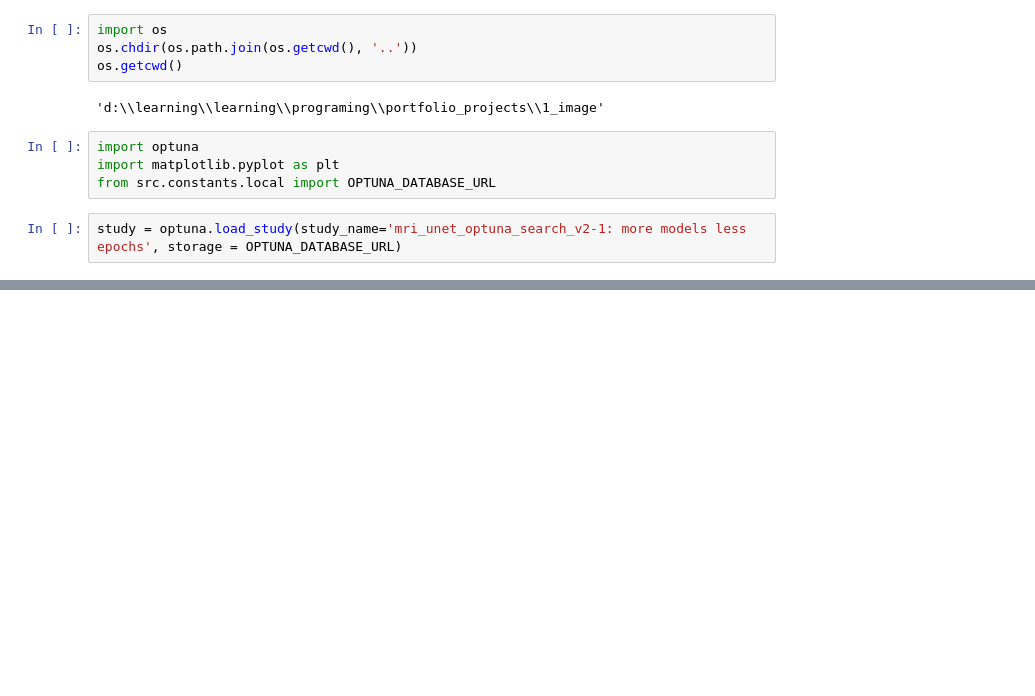
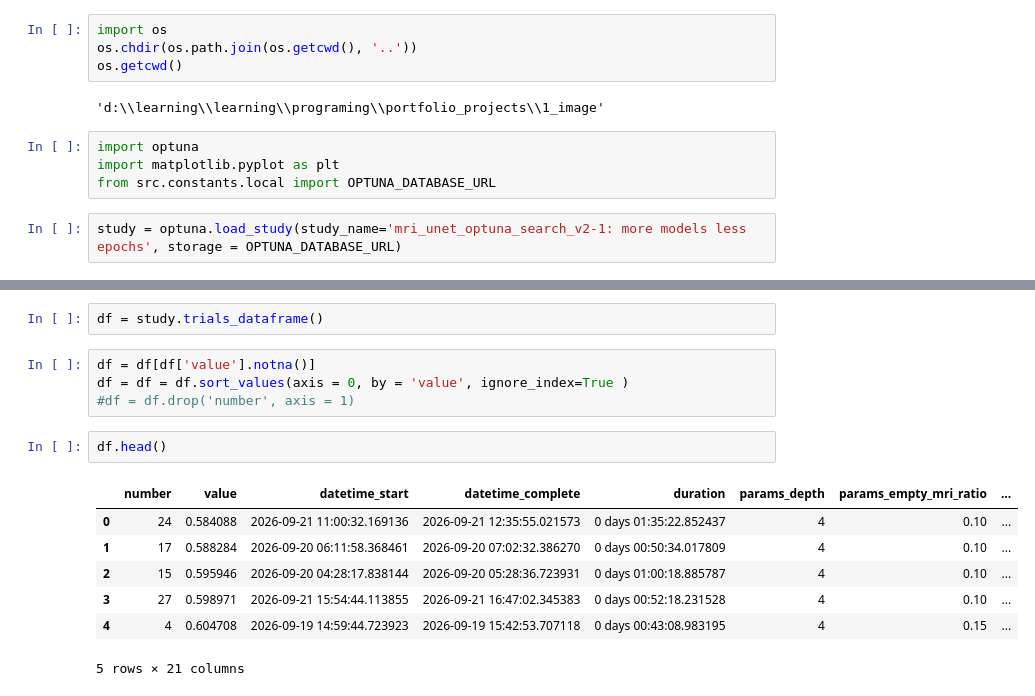
Before and after one commit to Vital-ar/MRI-segmentation-project, a Jupyter notebook: exploritary/optuna_exp.ipynb, the cells around one changed output, grey strips where cells are left out. Cells and saved outputs as stored; diff of their text form; blank space fills up the shorter version.

```diff
--- a/exploritary/optuna_exp.ipynb
+++ b/exploritary/optuna_exp.ipynb
@@ -28,0 +72,16 @@ fig.tight_layout()
+# %%
+df = study.trials_dataframe()
+# %%
+df = df[df['value'].notna()]
+df = df = df.sort_values(axis = 0, by = 'value', ignore_index=True )
+#df = df.drop('number', axis = 1)
+# %%
+df.head()
+# %% [output]
+|  | number | value | datetime_start | datetime_complete | duration | params_depth | params_empty_mri_ratio | ... |
+| 0 | 24 | 0.584088 | 2026-09-21 11:00:32.169136 | 2026-09-21 12:35:55.021573 | 0 days 01:35:22.852437 | 4 | 0.10 | ... |
+| 1 | 17 | 0.588284 | 2026-09-20 06:11:58.368461 | 2026-09-20 07:02:32.386270 | 0 days 00:50:34.017809 | 4 | 0.10 | ... |
+| 2 | 15 | 0.595946 | 2026-09-20 04:28:17.838144 | 2026-09-20 05:28:36.723931 | 0 days 01:00:18.885787 | 4 | 0.10 | ... |
+| 3 | 27 | 0.598971 | 2026-09-21 15:54:44.113855 | 2026-09-21 16:47:02.345383 | 0 days 00:52:18.231528 | 4 | 0.10 | ... |
+| 4 | 4 | 0.604708 | 2026-09-19 14:59:44.723923 | 2026-09-19 15:42:53.707118 | 0 days 00:43:08.983195 | 4 | 0.15 | ... |
+5 rows × 21 columns
```
Also changed, not shown: parts of 4 cells of this notebook, 8 other files.
